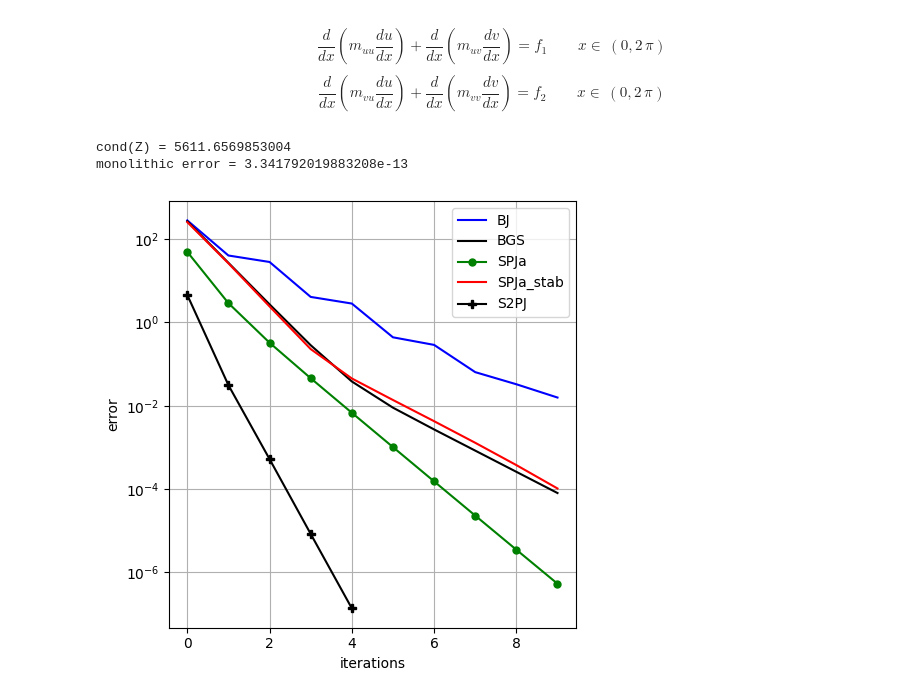
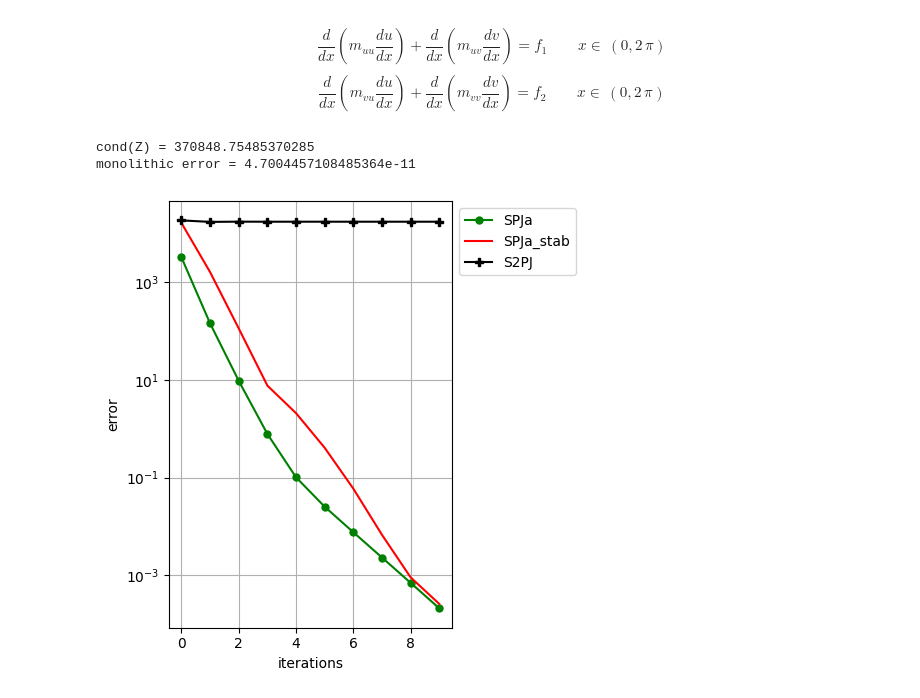
Before and after one commit to multiform-UoN/splittingschemes, a Jupyter notebook: python/fvm1D_quadLaplacian.ipynb, the cells around one changed output. Drawn from its saved outputs; the diff is of its cells as text; code cells hidden in the pictures.

```diff
--- a/python/fvm1D_quadLaplacian.ipynb
+++ b/python/fvm1D_quadLaplacian.ipynb
@@ -73,7 +73,7 @@ def f_2(x, kwargs):
     return dfmvudx(x, kwargs)*du_soldx(x, kwargs) + fmvu(x, kwargs)*d2u_soldx2(x, kwargs) + dfmvvdx(x, kwargs)*dv_soldx(x, kwargs) + fmvv(x, kwargs)*d2v_soldx2(x, kwargs)
 # %%
 L = np.pi
-N = 32
+N = 256
 dx = np.divide(L, N)
 x = np.linspace(0, L, N+1)
 xc = np.linspace(0.5*dx, L-0.5*dx, N)
@@ -127,7 +127,7 @@ Z[:N,N:] = B.toarray()
 Z[N:,:N] = C.toarray()
 Z[N:,N:] = D.toarray()
 Z = sparse.csc_matrix(Z)
-f = np.concatenate((f1,f2))
+f = np.concatenate((f1, f2))
 sol = sparse.linalg.spsolve(Z, f)
 u = sol[:N]
 v = sol[N:]
@@ -136,10 +136,13 @@ v_rec = mylib.fvm_reconstruct_1D(v)
 
 u_BJ,   v_BJ,   res_BJ,   nit_BJ   = mylib.method_BlockJacobi(          A, B, C, D, f1, f2, nit_max, toll)
 u_BGS,  v_BGS,  res_BGS,  nit_BGS  = mylib.method_BlockGaussSeidel(     A, B, C, D, f1, f2, nit_max, toll)
+
 u_SPJa, v_SPJa, res_SPJa, nit_SPJa = mylib.method_ShurPartialJacobi(    A, B, C, D, f1, f2, nit_max, toll, type='alternate')
 u_SPJu, v_SPJu, res_SPJu, nit_SPJu = mylib.method_ShurPartialJacobi(    A, B, C, D, f1, f2, nit_max, toll, type='shur_on_u')
 u_SPJv, v_SPJv, res_SPJv, nit_SPJv = mylib.method_ShurPartialJacobi(    A, B, C, D, f1, f2, nit_max, toll, type='shur_on_v')
+
 u_S2PJ, v_S2PJ, res_S2PJ, nit_S2PJ = mylib.method_ShurDualPartialJacobi(A, B, C, D, f1, f2, nit_max, toll)
+
 u_La, v_La, res_La, nit_La = mylib.method_Lscheme(A, B, C, D, f1, f2, nit_max, toll, type="both",   L=-0.1)
 u_Lu, v_Lu, res_Lu, nit_Lu = mylib.method_Lscheme(A, B, C, D, f1, f2, nit_max, toll, type="L_on_u", L=-0.1)
 u_Lv, v_Lv, res_Lv, nit_Lv = mylib.method_Lscheme(A, B, C, D, f1, f2, nit_max, toll, type="L_on_v", L=-0.1)
@@ -155,15 +158,15 @@ B = B.toarray()
 C = C.toarray()
 D = D.toarray()
 
-print("cond(Z) =", np.linalg.cond(Z))
+print(f"cond(Z) = {np.linalg.cond(Z)}")
 print(f"monolithic error = {np.linalg.norm(f-np.dot(Z,sol))}")
 
 #####################################################################################################
 
 plt.figure(dpi=100, figsize=(5,5))
 nn = 5
-plt.semilogy(res_BJ,  'b'  , label=f"BJ")
-plt.semilogy(res_BGS,  'k-', label=f"BGS")
+# plt.semilogy(res_BJ, 'b'  , label=f"BJ")
+# plt.semilogy(res_BGS, 'k-', label=f"BGS")
 plt.semilogy(res_SPJa, 'g.-', label=f"SPJa", markersize=10)
 plt.semilogy(res_SPJa_stab, 'r-', label=f"SPJa_stab")
 # plt.semilogy(res_SPJu, 'r.-', label=f"SPJu    slope={np.round(-mylib.slope(res_SPJu[:nn]), 3)}", markersize=10)
@@ -197,36 +200,36 @@ plt.ylabel('error')
 # #ax[0].plot(xfine, m_u(xfine, kwargs), '--g', label=r'$m_u(x)$')
 # #ax[0].plot(xfine, f_u(xfine, kwargs), '--c', label=r'$f_u(x)$')
 # ax[0].legend()
 # ax[0].grid()
 
 # ax[1].set_xlabel(r'$x$')
 # ax[1].set_ylabel(r'$v,f_v$')
 # ax[1].plot(x,  0*x, '|', color='k', markersize=6.0)
 # ax[1].plot(xc, 0*xc, '.', color='k', markersize=2.0)
 # ax[1].plot(x, mylib.fvm_reconstruct_1D(v), 'sk' , label=r'$v_{rec,monolithic}$', linewidth=linewidth)
 # ax[1].plot(x, mylib.fvm_reconstruct_1D(v_BGS), '.y' , label=r'$u_{rec,BGS}$',    linewidth=linewidth)
 # ax[1].plot(x, mylib.fvm_reconstruct_1D(v_SPJa), '.k' , label=r'$v_{rec,SPJa}$',  linewidth=linewidth)
 # ax[1].plot(x, mylib.fvm_reconstruct_1D(v_SPJu), '.r' , label=r'$v_{rec,SPJu}$',  linewidth=linewidth)
 # ax[1].plot(x, mylib.fvm_reconstruct_1D(v_SPJv), '.b' , label=r'$v_{rec,SPJv}$',  linewidth=linewidth)
 # ax[1].plot(x, mylib.fvm_reconstruct_1D(v_S2PJ), '.g' , label=r'$u_{rec,S2PJ}$',  linewidth=linewidth)
 # # ax[1].plot(xc, v, '_y', label=r'$\frac{1}{|cell|}\int v\,dx$', markersize=markersize)
 # ax[1].plot(xfine, v_sol(xfine, kwargs), '-b', label=r'$v(x)$')
 # #ax[1].plot(xfine, m_v(xfine, kwargs), '--g', label=r'$m_v(x)$')
 # #ax[1].plot(xfine, f_v(xfine, kwargs), '--c', label=r'$f_v(x)$')
 # ax[1].legend()
 # ax[1].grid()
 
 # #ax[0].plot(x, mylib.fvm_reconstruct_1D(fTOT), '-g' , label='furec', linewidth=linewidth)
 # #ax[0].plot(xc, ff, '_g', label='ff', markersize=markersize)
 # #ax[0].set_ylim(bottom=-4, top=4)
 # #ax[1].set_ylim(bottom=-4, top=4)
 # #ax[0].set_xlim([-0.001,0.1])
 plt.tight_layout()
 plt.show()
 # %% [output]
-cond(Z) = 5611.6569853004
-monolithic error = 3.341792019883208e-13
+cond(Z) = 370848.75485370285
+monolithic error = 4.7004457108485364e-11
-[figure, old version]
+[figure, new version]
 # %%
 L = np.pi
 N = 128
```
Also changed, not shown: 2 other files.
